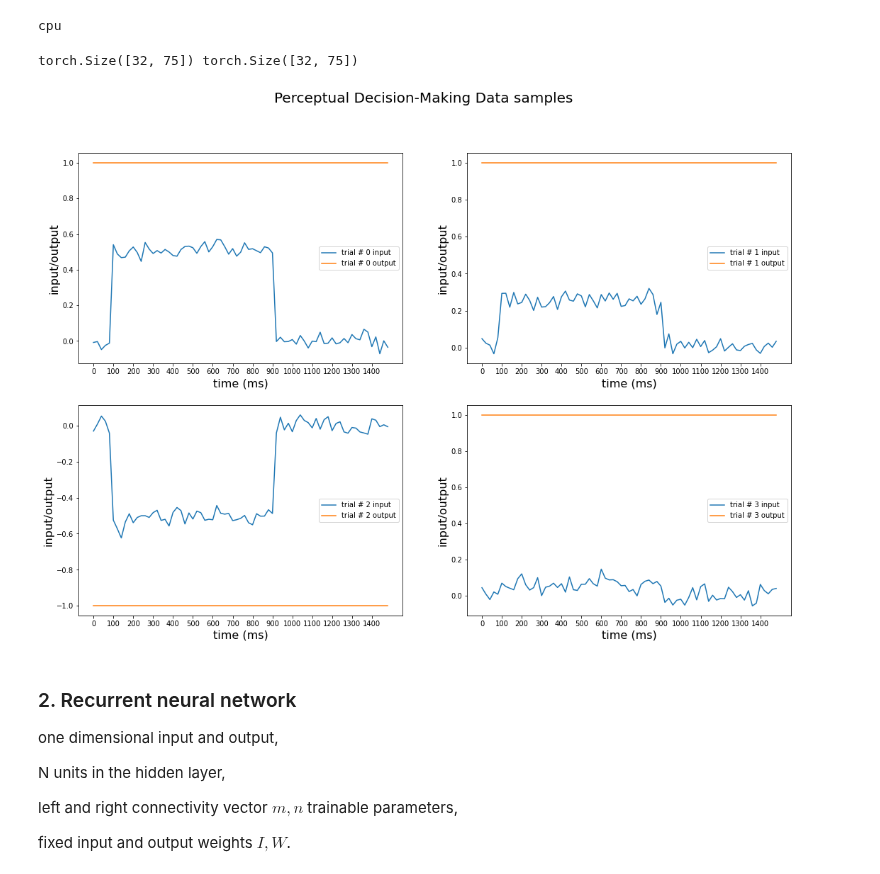
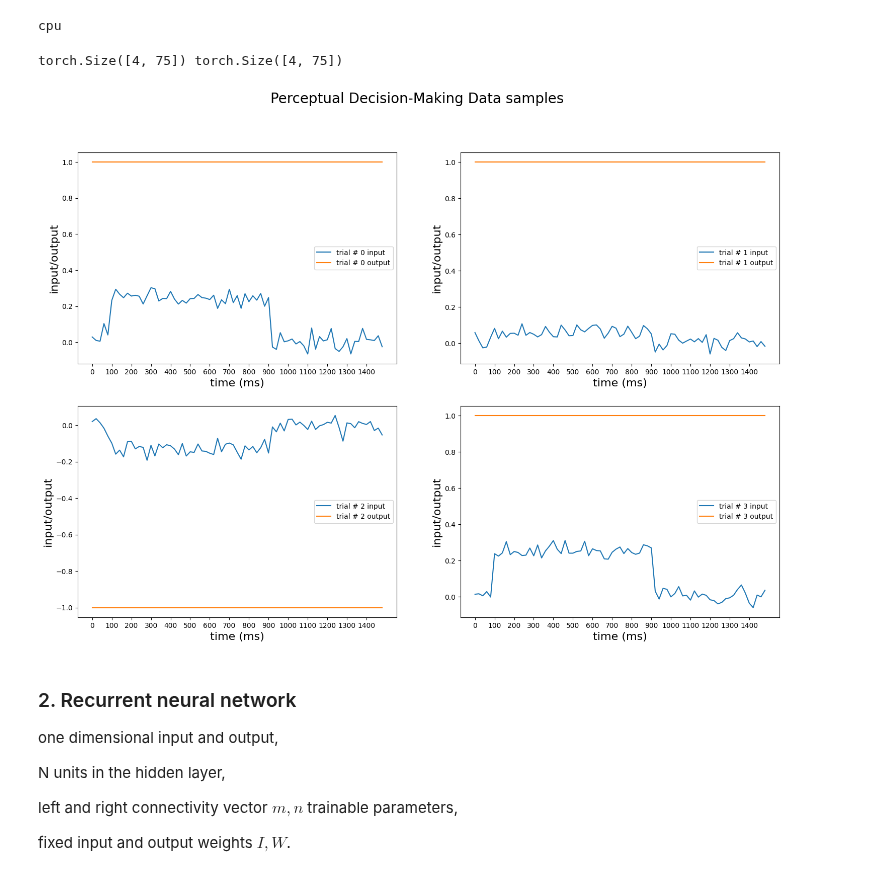
Before and after one commit to Erfan7bt/MHBF, a Jupyter notebook: Projects/DM.ipynb, the cells around one changed output. Cells and saved outputs as stored; diff of their text form; code cells hidden in the pictures.

```diff
--- a/Projects/DM.ipynb
+++ b/Projects/DM.ipynb
@@ -81,25 +81,25 @@ class DecisionDataset(Dataset):
         return self.u[idx,:], self.y[idx,:]
 # %%
 d_data = DecisionDataset(1000)
-d_dataloader = DataLoader(d_data, batch_size=32)
+d_dataloader = DataLoader(d_data, batch_size=4)
 
 u_arr, y_arr = next(iter(d_dataloader))
 print(u_arr.shape, y_arr.shape)
 
 plt.figure(figsize=(18,12))
 plt.suptitle('Perceptual Decision-Making Data samples', fontsize=20)
 for idx in range(4):
     plt.subplot(2,2,idx+1)
     plt.plot(u_arr[idx,:], label='trial # {} input'.format(idx))
     plt.plot(y_arr[idx,:], label='trial # {} output'.format(idx))
     plt.xlabel('time (ms)', fontsize=16)
     #dt = 20msb
     plt.xticks(np.arange(0, 75, step=5), np.arange(0, 1500, step=100))
     plt.ylabel('input/output', fontsize=16)
     plt.legend()
 # %% [output]
-torch.Size([32, 75]) torch.Size([32, 75])
+torch.Size([4, 75]) torch.Size([4, 75])
-[figure, old version]
+[figure, new version]
 # %% [markdown]
 ### 2. Recurrent neural network
 one dimensional input and output,
```
Also changed, not shown: parts of 6 cells of this notebook.
